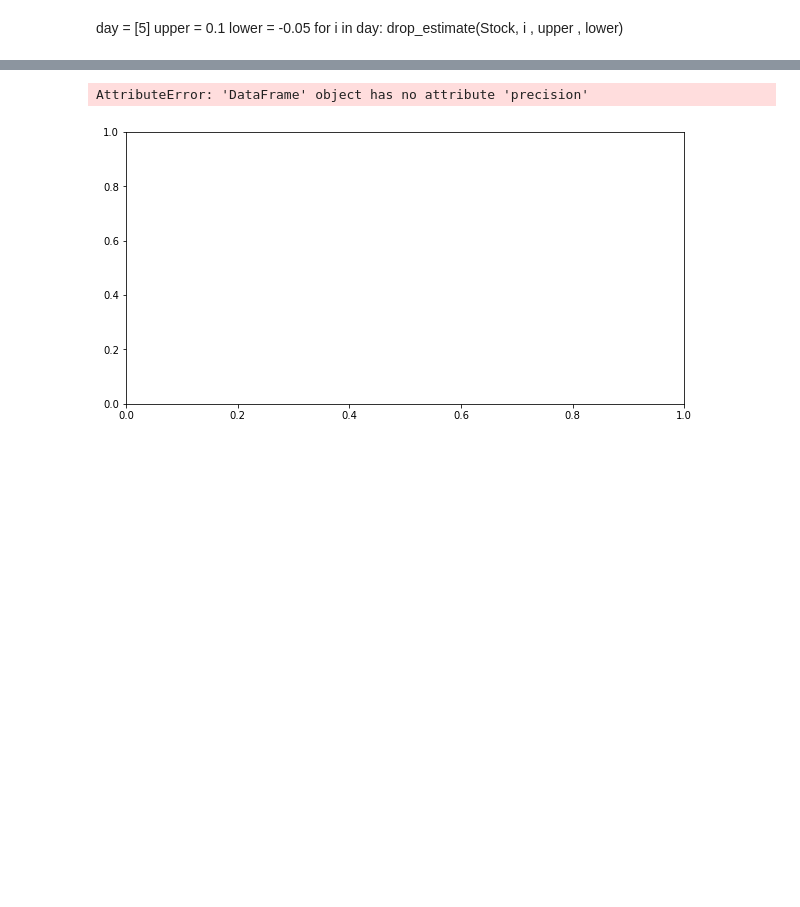
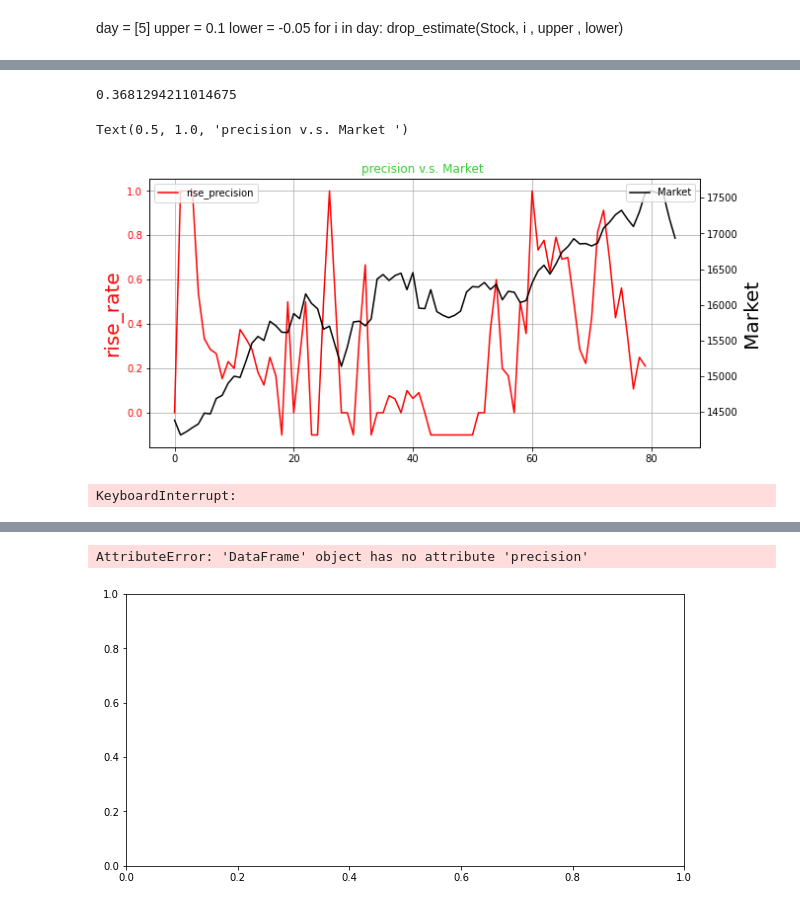
Before and after one commit to knjo/Stock, a Jupyter notebook: Predict-rise and drop Plot.ipynb, the cells around one changed output, grey strips where cells are left out. Drawn from its saved outputs; the diff is of its cells as text; code cells hidden in the pictures; blank space fills up the shorter version.

```diff
--- a/Predict-rise and drop Plot.ipynb
+++ b/Predict-rise and drop Plot.ipynb
@@ -102,7 +112,6 @@ Stock
 test = Stock[Stock['成交金額'] > 200000000]
 test = test[test['連漲跌'] > 0]
 test = test[test['融資餘'] > 1000]
-test = test[test['融卷餘'] > 10]
 
 test[labelp].value_counts()
 # %% [output]
@@ -243,7 +400,6 @@ index = index[index['Index']=='發行量加權股價指數']
 # %%
-index = index[index.date >= pre_date[-1]]
-
-index.sort_values(by=['date'] , ascending=True, axis =0 , inplace=True)
-
-index = index.reset_index(drop=True)
-index
+precision_test = pd.DataFrame()
+precision_test['date'] = pre_date
+precision_test['precision'] = pre
+precision_test.sort_values(by=['date'] , ascending=True, axis =0 , inplace=True)
+precision_test = precision_test.reset_index(drop=True)
@@ -270,0 +406,4 @@ precision_test['precision'] = pre
+# %%
+index_ = index[index.date >= pre_date[-1]]
+index_ = index_.reset_index(drop=True)
+index_
@@ -271,10 +440,34 @@ precision_test['precision'] = pre
+# %%
+sum(precision_test[precision_test['precision']>=0].precision)/len(precision_test[precision_test['precision']>=0].precision)
+# %% [output]
+0.3681294211014675
+# %%
+
+fig,ax=plt.subplots(figsize=(10,5))
+ax.plot(precision_test.precision,color='red',label='rise_precision')
+ax.set_ylabel('rise_rate',color='red',fontsize=20)
+ax.tick_params(axis='y',labelcolor='red')
+plt.grid()
+ax.legend(loc='upper left')
+
+
+ax2=ax.twinx()
+ax2.plot(index_.收盤,color='black',label='Market')
+ax2.set_ylabel('Market',color='black',fontsize=20)
+ax2.tick_params(axis='y',labelcolor='black')
+ax2.legend(loc='upper right')
+
+plt.title('precision v.s. Market ', color='limegreen')
+# %% [output]
+Text(0.5, 1.0, 'precision v.s. Market ')
+[figure, added]
 # %%
 pre_date = []
 pre = []
 
 
-for i in range(1):
-    K = i+2
+for i in range(120):
+    K = i+5
     interval = 30
     t = model[model['date'] <= date [K]]
 
@@ -316,5 +509,7 @@ for i in range(1):
     else :
         pre.append(precision_score(y_test ,predicted))
     pre_date.append(date[i])
+# %% [output]
+KeyboardInterrupt:
 # %%
 confusion_matrix( y_train ,y_train_predp)
```
Also changed, not shown: parts of 36 cells of this notebook, 4 other files.
